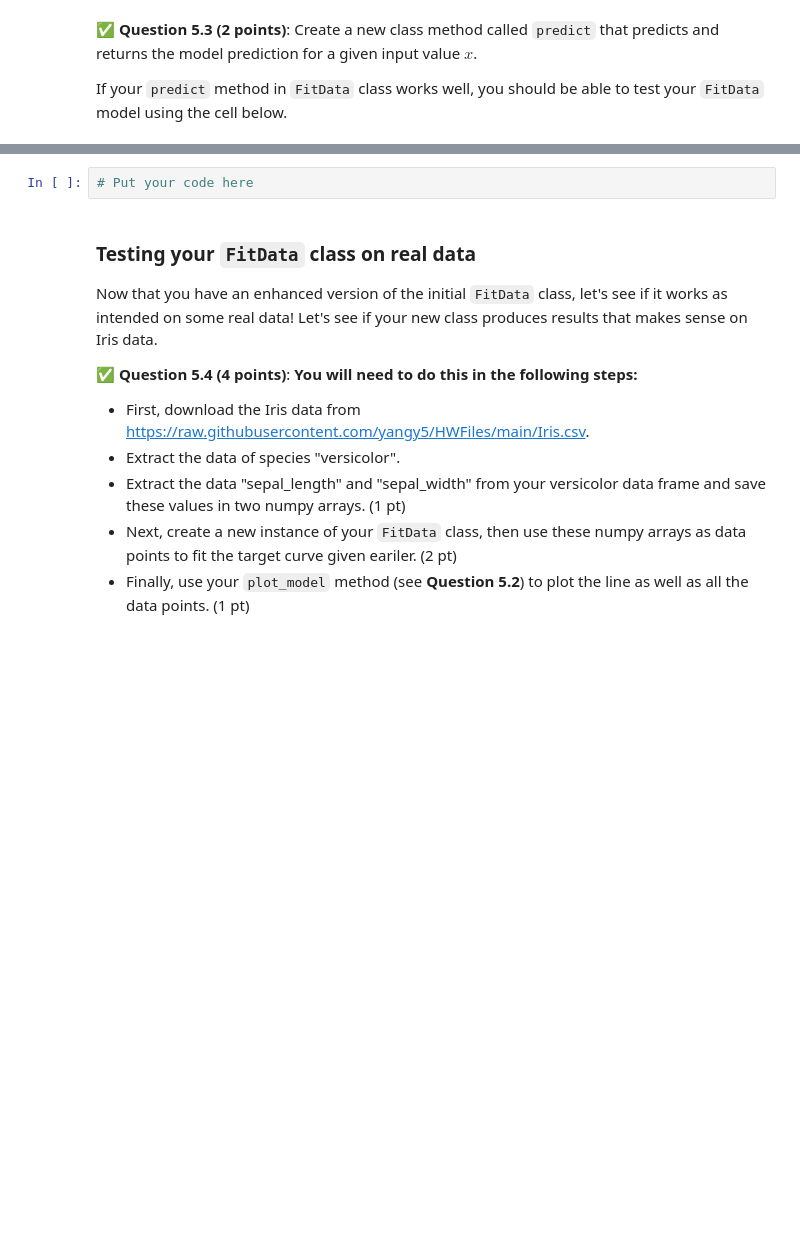
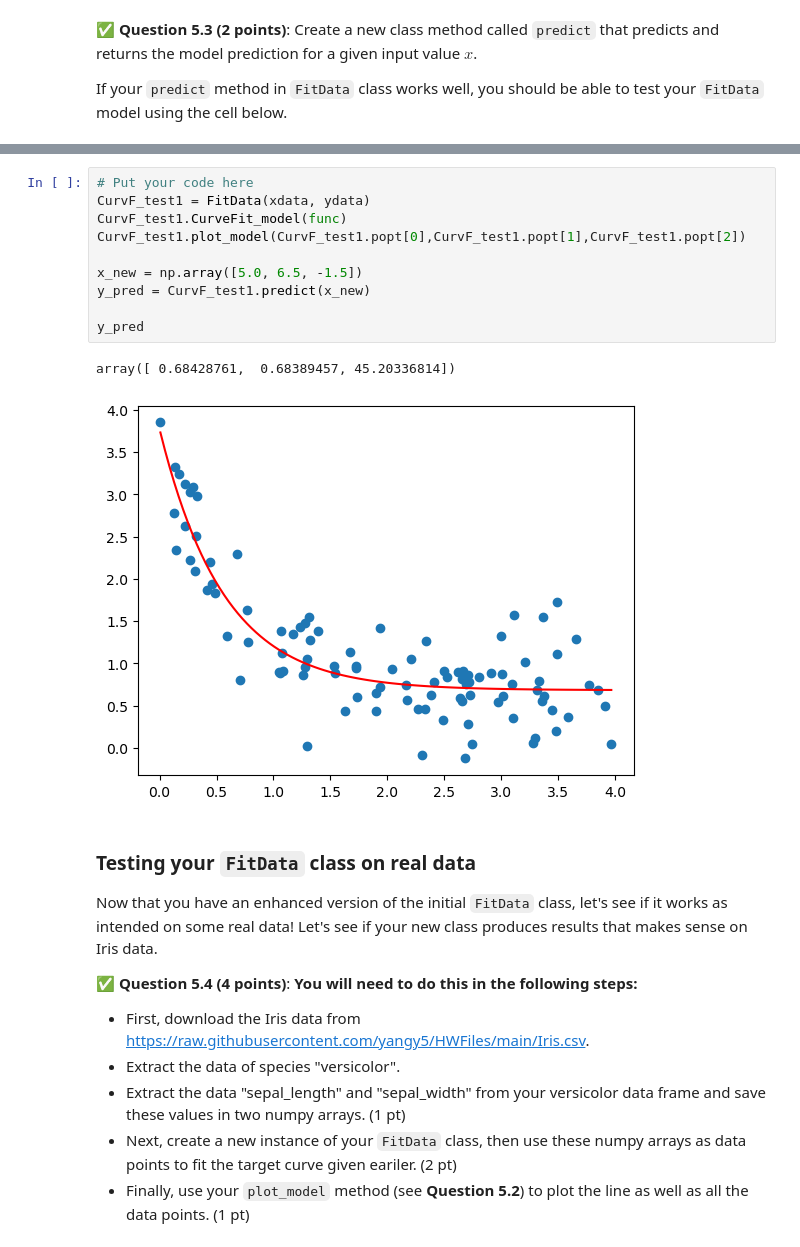
Before and after one commit to mcleesja/CMSE202-f25-turnin1, a Jupyter notebook: hw-01/HW-01_GitPracticeDebuggingPythonPackagesAndClasses-SS25-McLees.ipynb, the cells around one changed output, grey strips where cells are left out. Saved outputs shown, nothing was run; the diff lists cells and outputs as text; blank space fills up the shorter version.

```diff
--- a/hw-01/HW-01_GitPracticeDebuggingPythonPackagesAndClasses-SS25-McLees.ipynb
+++ b/hw-01/HW-01_GitPracticeDebuggingPythonPackagesAndClasses-SS25-McLees.ipynb
@@ -605,5 +707,16 @@ y_pred
-# %%
-# Put your code here
+# %%
+# Put your code here
+CurvF_test1 = FitData(xdata, ydata)
+CurvF_test1.CurveFit_model(func)
+CurvF_test1.plot_model(CurvF_test1.popt[0],CurvF_test1.popt[1],CurvF_test1.popt[2])
+
+x_new = np.array([5.0, 6.5, -1.5])
+y_pred = CurvF_test1.predict(x_new)
+
+y_pred
+# %% [output]
+array([ 0.68428761,  0.68389457, 45.20336814])
+[figure, added]
 # %% [markdown]
 ### Testing your `FitData` class on real data
 
```
Also changed, not shown: parts of 21 cells of this notebook.
